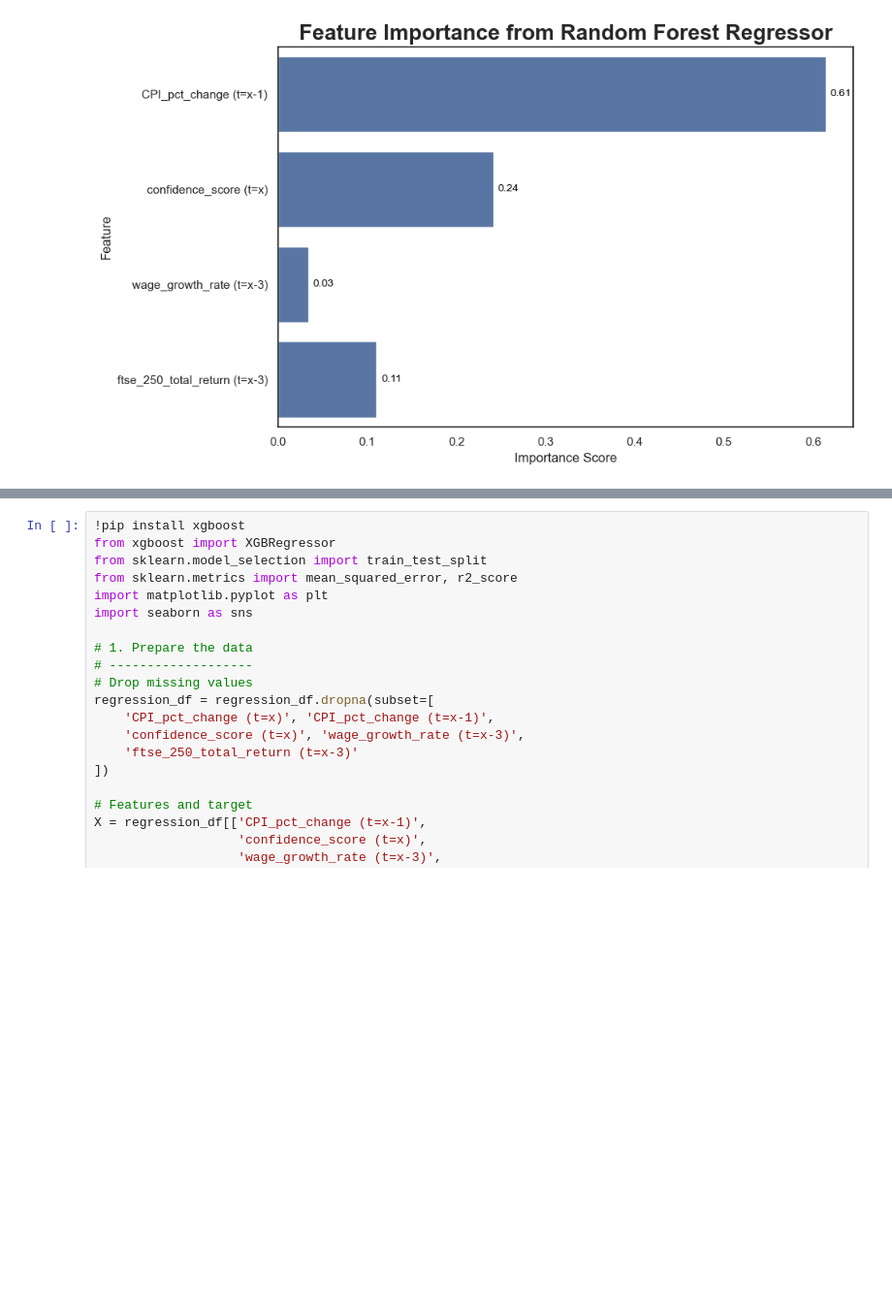
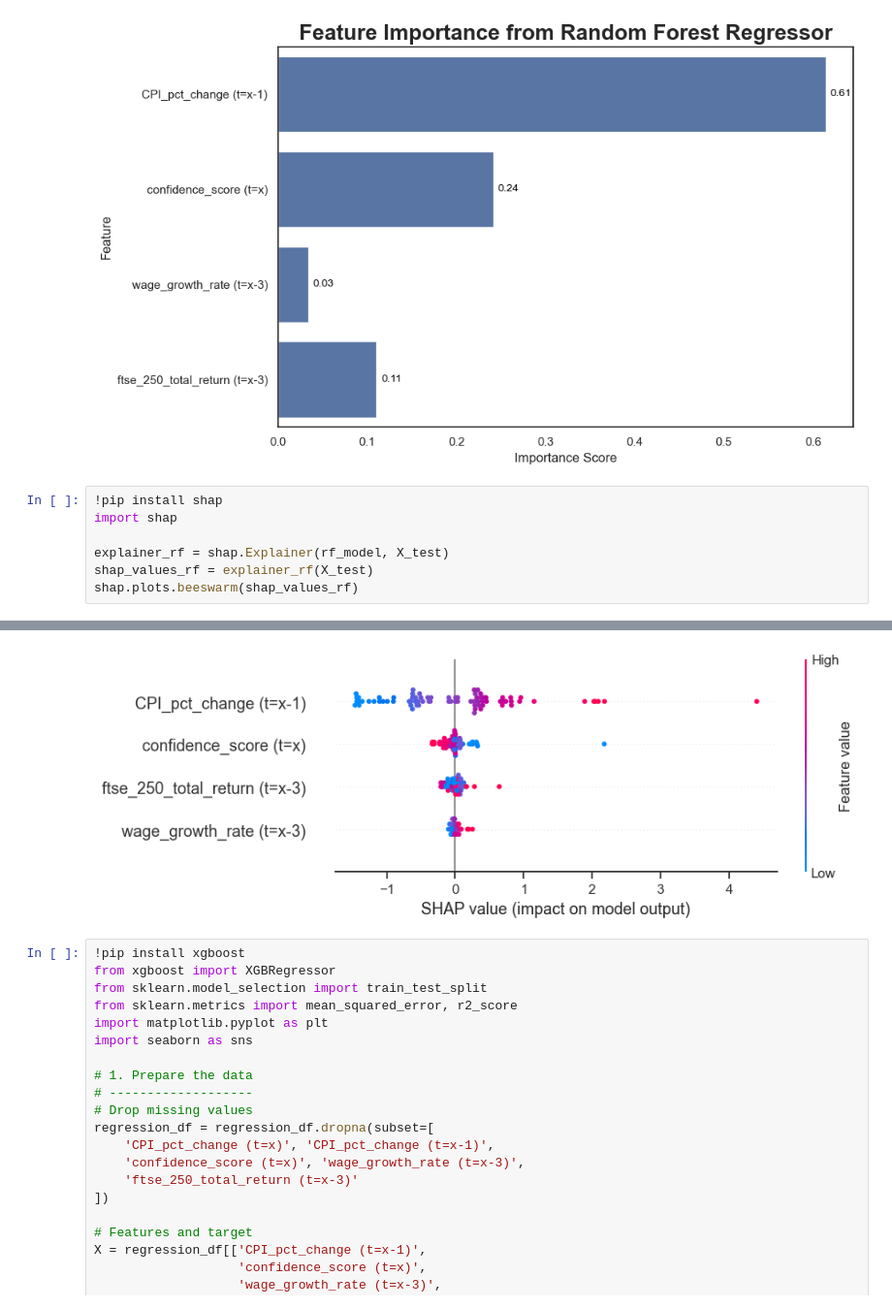
Before and after one commit to gamzebb/group-project, a Jupyter notebook: Inflation (CPI) analysis - sentiment, correlation, predictions (1998-22).ipynb, the cells around one changed output, grey strips where cells are left out. Shown at 97% size. Cells and saved outputs as stored; diff of their text form; blank space fills up the shorter version.

```diff
--- a/Inflation (CPI) analysis - sentiment, correlation, predictions (1998-22).ipynb
+++ b/Inflation (CPI) analysis - sentiment, correlation, predictions (1998-22).ipynb
@@ -1218,3 +1218,11 @@ Mean Squared Error: 0.1197
 Mean Absolute Error: 0.2513
 R² Score: 0.9423
 [figure]
+# %%
+!pip install shap
+import shap
+
+explainer_rf = shap.Explainer(rf_model, X_test)
+shap_values_rf = explainer_rf(X_test)
+shap.plots.beeswarm(shap_values_rf)
+# %% [output]
@@ -1221,3 +1248,4 @@ R² Score: 0.9423
+[figure, added]
 # %%
 !pip install xgboost
 from xgboost import XGBRegressor
```
Also changed, not shown: parts of 2 cells of this notebook, 2 other files.
